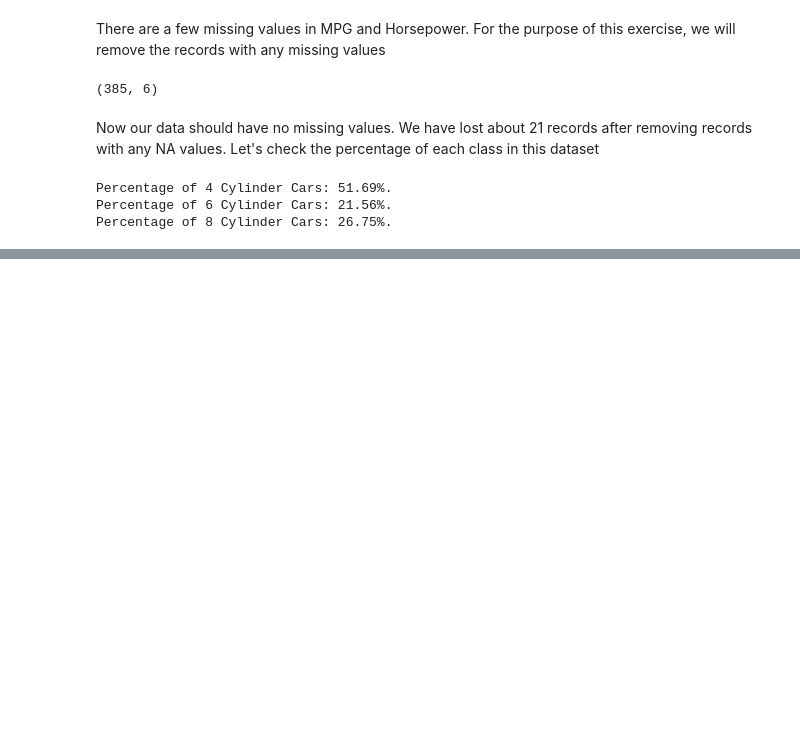
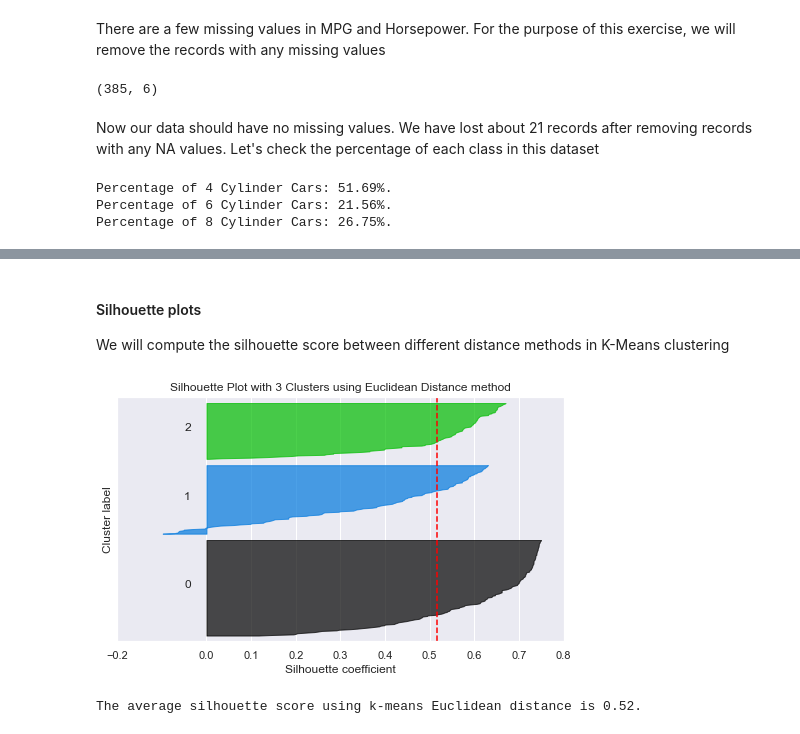
Before and after one commit to shayansoh/Distance-Metrics-in-Clustering, a Jupyter notebook: Distance Comparison in Clustering.ipynb, the cells around one changed output, grey strips where cells are left out. Cells and saved outputs as stored; diff of their text form; code cells hidden in the pictures; blank space fills up the shorter version.

```diff
--- a/Distance Comparison in Clustering.ipynb
+++ b/Distance Comparison in Clustering.ipynb
@@ -88,0 +145,54 @@ Percentage of 8 Cylinder Cars: 26.75%.
+# %%
+X = df_std[df_std.columns.difference(['Cylinders','Acceleration','MPG'])].values
+# %%
+n_clusters = 3
+data = X
+
+#euclidean
+kmeans_euclidean = KMeansClusterer(n_clusters, distance=euclidean_distance, repeats=25)
+y_kmeans_euclidean = np.array(kmeans_euclidean.cluster(data, assign_clusters=True))
+
+#cosine
+kmeans_cosine = KMeansClusterer(n_clusters, distance=cosine_distance, repeats=25)
+y_kmeans_cosine = np.array(kmeans_cosine.cluster(data, assign_clusters=True))
+# %% [markdown]
+#### Silhouette plots
+We will compute the silhouette score between different distance methods in K-Means clustering
+# %%
+# euclidean
+silhouette_avg_euc = silhouette_score(X, y_kmeans_euclidean)
+sample_silhouette_values_euc = silhouette_samples(X, y_kmeans_euclidean)
+
+plt.figure(figsize=(8, 4.5))
+plt.ylim([0, len(X) + (3 + 1) * 10])
+plt.xlim([-0.2, 0.8])
+y_lower=10
+for i in range(3):
+    # Aggregate the silhouette scores for samples belonging to
+    # cluster i, and sort them
+    ith_cluster_silhouette_values = sample_silhouette_values_euc[y_kmeans_euclidean == i] # aggregate silhouette value per cluster
+
+    ith_cluster_silhouette_values.sort() # sort all silhouette values
+
+    size_cluster_i = ith_cluster_silhouette_values.shape[0]
+    y_upper = y_lower + size_cluster_i # setting up y-axis boundaries
+
+    color = cm.nipy_spectral(i / 4)
+    plt.fill_betweenx(np.arange(y_lower, y_upper), 0, ith_cluster_silhouette_values, facecolor=color, edgecolor=color, alpha=0.7)
+
+    plt.text(-0.05, y_lower + 0.5 * size_cluster_i, str(i)) # cluster label
+    y_lower = y_upper + 10
+
+plt.title("Silhouette Plot with 3 Clusters using Euclidean Distance method")
+plt.xlabel("Silhouette coefficient")
+plt.ylabel("Cluster label")
+
+plt.axvline(x=silhouette_avg_euc, color="red", linestyle="--") # vertical line showing avg silhouette score
+plt.yticks([])
+plt.xticks([-0.2, 0, 0.1, 0.2, 0.3, 0.4, 0.5, 0.6, 0.7, 0.8])
+plt.show()
+
+print ("The average silhouette score using k-means Euclidean distance is {:.2f}.".format(silhouette_avg_euc))
+# %% [output]
+[figure, added]
+The average silhouette score using k-means Euclidean distance is 0.52.
```
Also changed, not shown: parts of 24 cells of this notebook, 1 other file.
